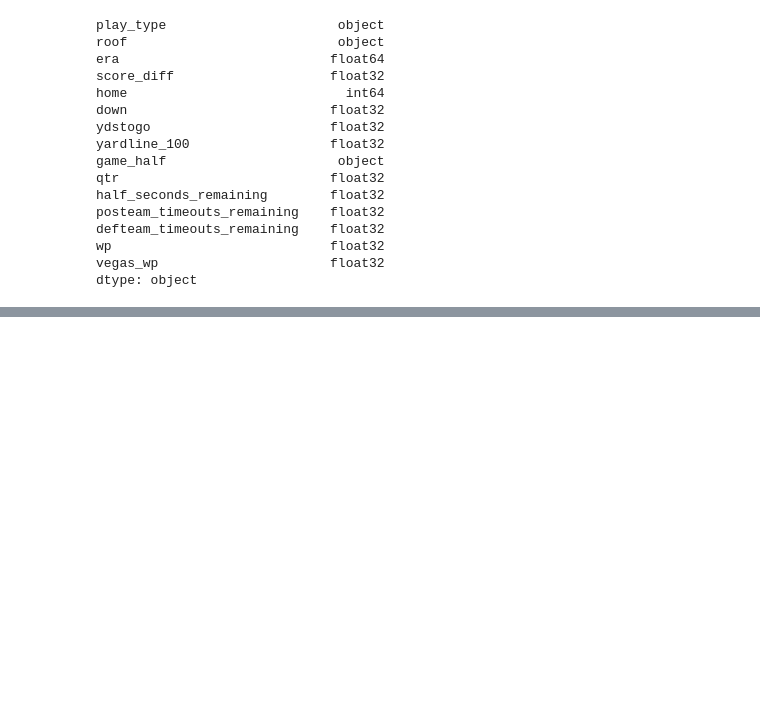
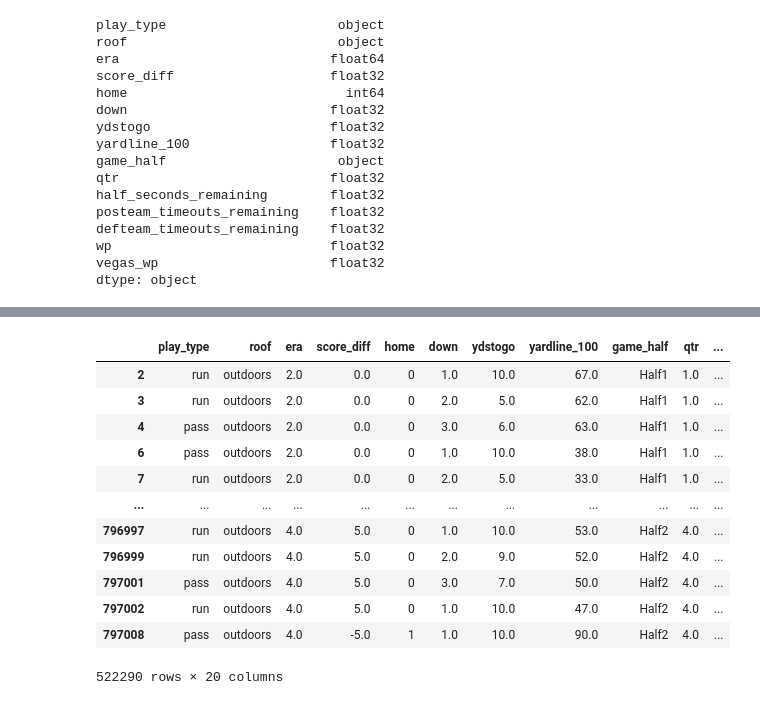
Before and after one commit to keeganheilman/nfl-charts, a Jupyter notebook: xpass_testing.ipynb, the cells around one changed output, grey strips where cells are left out. Drawn from its saved outputs; the diff is of its cells as text; code cells hidden in the pictures; blank space fills up the shorter version.

```diff
--- a/xpass_testing.ipynb
+++ b/xpass_testing.ipynb
@@ -174,7 +170,7 @@ preprocessor = ColumnTransformer(transformers=[("cat", categorical_transformer,
+# %%
+X = get_df(df_pbp).drop("play_type", axis=1)
+y = ylabel_enc.fit_transform(get_df(df_pbp).play_type)
 # %%
-clf = Pipeline(
-    steps=[("preprocessor", preprocessor)]
+xgb_pipeline = Pipeline(
+    steps=[("preprocessor", preprocessor),("model", xgb_model)]
 )
-
-#test pipeline
-clf.fit(df[cat_features])
@@ -193,0 +177,2 @@ clf.transform(df[cat_features])
+# %%
+xgb_pipeline.fit(X,y)
@@ -193,0 +197,3 @@ clf.transform(df[cat_features])
+# %%
+pred_probas = xgb_pipeline.predict_proba(X)
+preds = xgb_pipeline.predict(X)
@@ -193,0 +214,18 @@ clf.transform(df[cat_features])
+# %%
+df["preds"] = np.abs(preds -1)
+df["xp"] = pred_probas[:,0]
+df
+# %% [output]
+|  | play_type | roof | era | score_diff | home | down | ydstogo | yardline_100 | game_half | qtr | ... |
+| 2 | run | outdoors | 2.0 | 0.0 | 0 | 1.0 | 10.0 | 67.0 | Half1 | 1.0 | ... |
+| 3 | run | outdoors | 2.0 | 0.0 | 0 | 2.0 | 5.0 | 62.0 | Half1 | 1.0 | ... |
+| 4 | pass | outdoors | 2.0 | 0.0 | 0 | 3.0 | 6.0 | 63.0 | Half1 | 1.0 | ... |
+| 6 | pass | outdoors | 2.0 | 0.0 | 0 | 1.0 | 10.0 | 38.0 | Half1 | 1.0 | ... |
+| 7 | run | outdoors | 2.0 | 0.0 | 0 | 2.0 | 5.0 | 33.0 | Half1 | 1.0 | ... |
+| ... | ... | ... | ... | ... | ... | ... | ... | ... | ... | ... | ... |
+| 796997 | run | outdoors | 4.0 | 5.0 | 0 | 1.0 | 10.0 | 53.0 | Half2 | 4.0 | ... |
+| 796999 | run | outdoors | 4.0 | 5.0 | 0 | 2.0 | 9.0 | 52.0 | Half2 | 4.0 | ... |
+| 797001 | pass | outdoors | 4.0 | 5.0 | 0 | 3.0 | 7.0 | 50.0 | Half2 | 4.0 | ... |
+| 797002 | run | outdoors | 4.0 | 5.0 | 0 | 1.0 | 10.0 | 47.0 | Half2 | 4.0 | ... |
+| 797008 | pass | outdoors | 4.0 | -5.0 | 1 | 1.0 | 10.0 | 90.0 | Half2 | 4.0 | ... |
+522290 rows × 20 columns
```
Also changed, not shown: parts of 16 cells of this notebook.
